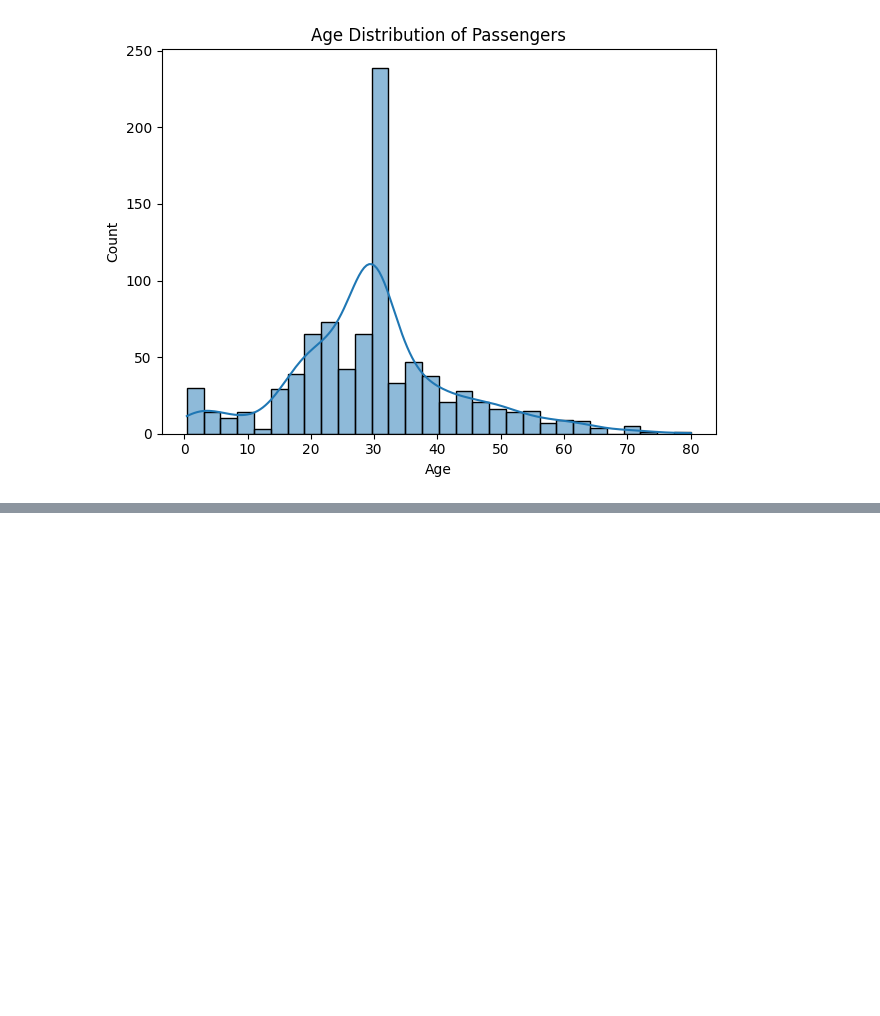
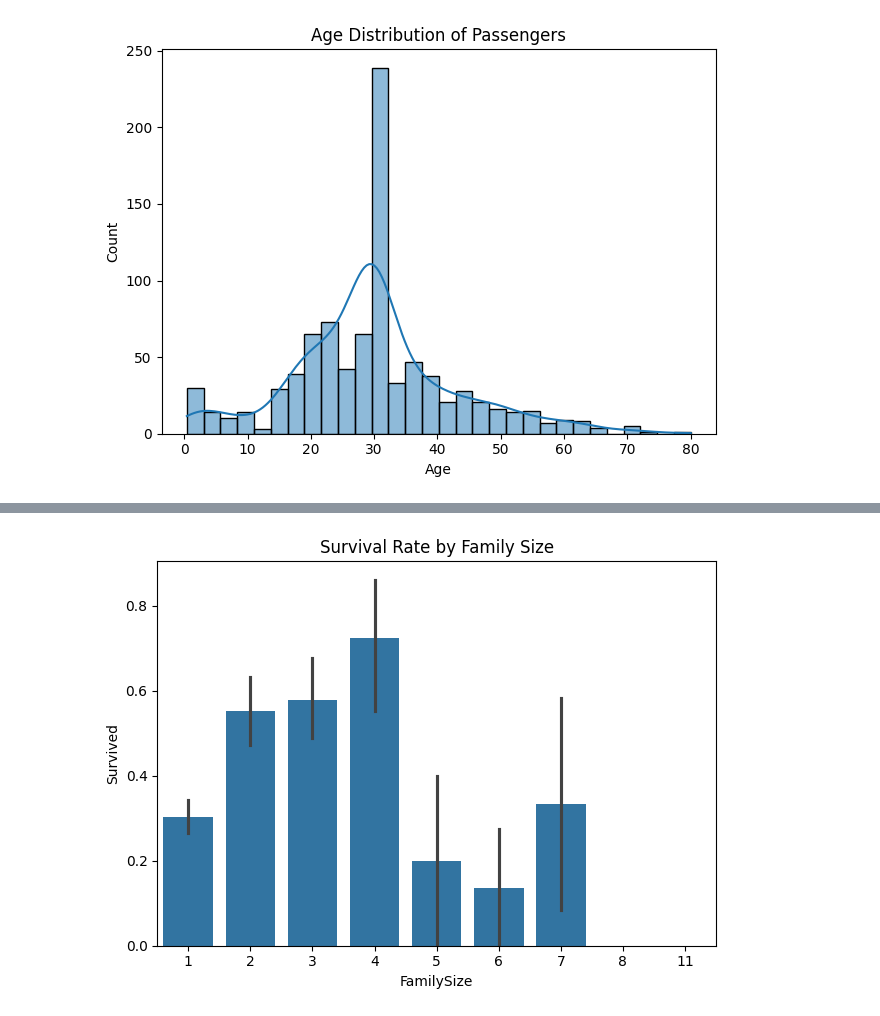
Before and after one commit to Manishbhargav12/Titanic_EDA, a Jupyter notebook: titanic.ipynb, the cells around one changed output, grey strips where cells are left out. Drawn from its saved outputs; the diff is of its cells as text; code cells hidden in the pictures; blank space fills up the shorter version.

```diff
--- a/titanic.ipynb
+++ b/titanic.ipynb
@@ -87,0 +112,6 @@ plt.show()
+# %%
+sns.barplot(x='FamilySize', y='Survived', data=df)
+plt.title("Survival Rate by Family Size")
+plt.tight_layout()
+# %% [output]
+[figure, added]
```
Also changed, not shown: parts of 10 cells of this notebook.
